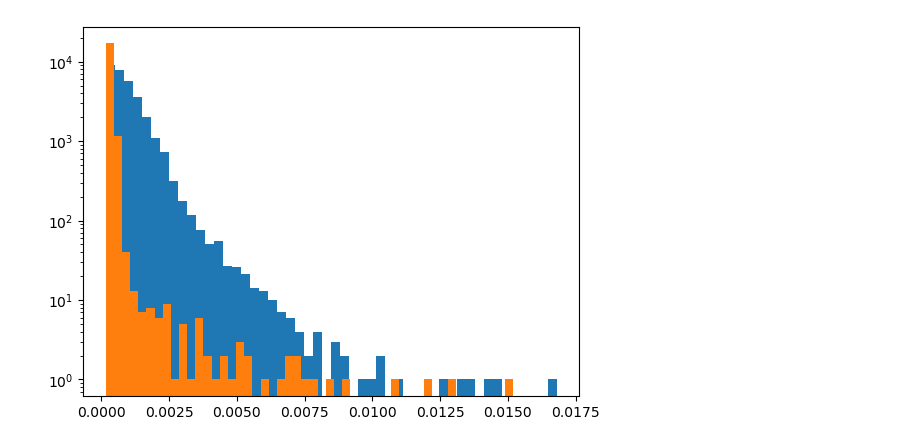
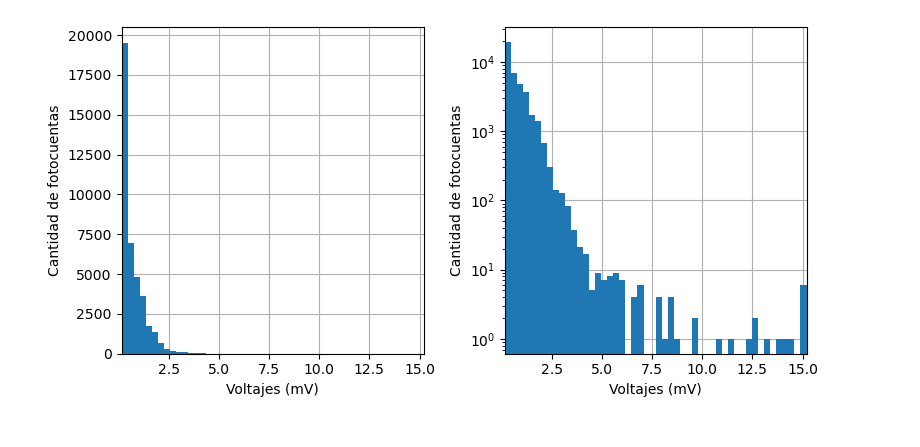
Before and after one commit to gardianc/Conteo-de-fotones, a Jupyter notebook: umbral.ipynb, the cells around one changed output. Drawn from its saved outputs; the diff is of its cells as text; code cells hidden in the pictures.

```diff
--- a/umbral.ipynb
+++ b/umbral.ipynb
@@ -1,17 +1,39 @@
 # %%
 import numpy as np
 import pandas as pd
-import matplotlib as plt
+import matplotlib as mpl
 import matplotlib.pyplot as plt
 
-voltajes_prendido_sin_vidrio = pd.read_csv("datos histograma de alturas escala 2mV.csv")
-voltajes_prendido = np.loadtxt('datos histograma 2mV 250 ns vidrio.txt')
-voltajes_apagado= pd.read_csv("datos histograma de alturas laser apagado.csv")
+# # rcParams: (esto es sólo para formatear más lindo los gráficos)
+# # axes:
+# mpl.rcParams['axes.xmargin'] = 0
+# mpl.rcParams['axes.grid'] = True
+# mpl.rcParams['axes.grid.axis'] = 'both'
+# mpl.rcParams['axes.axisbelow'] = True
+
+# # figure:
+# mpl.rcParams['figure.autolayout'] = True
+# mpl.rcParams['figure.dpi'] = 100
+
+# cargo los archivos
+voltajes_prendido_sin_vidrio = pd.read_csv("Mediciones/datos histograma de alturas escala 2mV.csv")*1e3
+voltajes_prendido = np.loadtxt('Mediciones/datos histograma 2mV 250 ns vidrio.txt')*1e3
+voltajes_apagado= pd.read_csv("Mediciones/datos histograma de alturas laser apagado.csv")*1e3
-# %%
-fig, ax = plt.subplots()
-
-ax.hist(voltajes_prendido, bins=50)
-ax.hist(voltajes_apagado, bins=50)
-ax.set_yscale('log')
-# %% [output]
-[figure, removed]
+# %%
+# histogramas de fotocuentas con el láser prendido sin el vidrio con y sin escala logaritmica
+
+fig, (ax1, ax2) = plt.subplots(1, 2, figsize=(8,4))
+
+ax1.hist(voltajes_prendido_sin_vidrio, bins=50)
+ax1.set_ylabel('Cantidad de fotocuentas')
+ax1.set_xlabel('Voltajes (mV)')
+
+ax2.hist(voltajes_prendido_sin_vidrio, bins=50)
+ax2.set_ylabel('Cantidad de fotocuentas')
+ax2.set_xlabel('Voltajes (mV)')
+ax2.set_yscale('log')
+
+# para guardarlos a la carpeta de mi compu
+# plt.savefig('Gráficos/histograma de voltajes escala 2mV', dpi=150, format='png')
+# %% [output]
+[figure, added]
```
Also changed, not shown: parts of 3 cells of this notebook, 1 other file.
